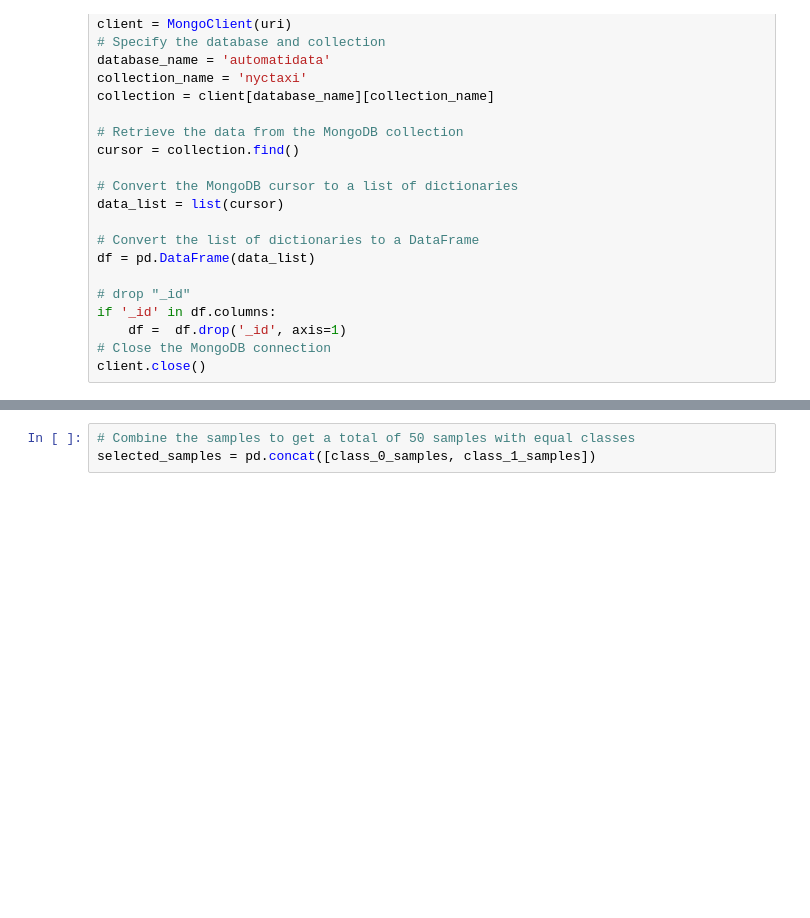
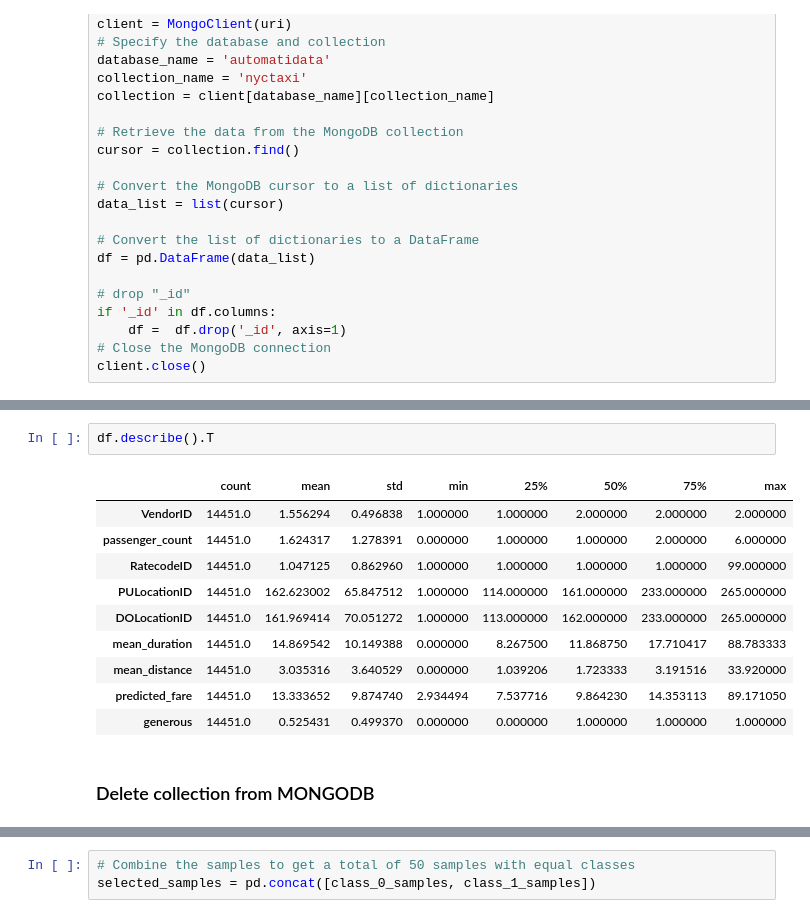
Before and after one commit to aksharjoshii/End-to-End-MLProject, a Jupyter notebook: research/trials.ipynb, the cells around one changed output, grey strips where cells are left out. Drawn from its saved outputs; the diff is of its cells as text; blank space fills up the shorter version.

```diff
--- a/research/trials.ipynb
+++ b/research/trials.ipynb
@@ -43,0 +59,15 @@ df.head()
+# %%
+df.describe().T
+# %% [output]
+|  | count | mean | std | min | 25% | 50% | 75% | max |
+| VendorID | 14451.0 | 1.556294 | 0.496838 | 1.000000 | 1.000000 | 2.000000 | 2.000000 | 2.000000 |
+| passenger_count | 14451.0 | 1.624317 | 1.278391 | 0.000000 | 1.000000 | 1.000000 | 2.000000 | 6.000000 |
+| RatecodeID | 14451.0 | 1.047125 | 0.862960 | 1.000000 | 1.000000 | 1.000000 | 1.000000 | 99.000000 |
+| PULocationID | 14451.0 | 162.623002 | 65.847512 | 1.000000 | 114.000000 | 161.000000 | 233.000000 | 265.000000 |
+| DOLocationID | 14451.0 | 161.969414 | 70.051272 | 1.000000 | 113.000000 | 162.000000 | 233.000000 | 265.000000 |
+| mean_duration | 14451.0 | 14.869542 | 10.149388 | 0.000000 | 8.267500 | 11.868750 | 17.710417 | 88.783333 |
+| mean_distance | 14451.0 | 3.035316 | 3.640529 | 0.000000 | 1.039206 | 1.723333 | 3.191516 | 33.920000 |
+| predicted_fare | 14451.0 | 13.333652 | 9.874740 | 2.934494 | 7.537716 | 9.864230 | 14.353113 | 89.171050 |
+| generous | 14451.0 | 0.525431 | 0.499370 | 0.000000 | 0.000000 | 1.000000 | 1.000000 | 1.000000 |
+# %% [markdown]
+### Delete collection from MONGODB
```
Also changed, not shown: parts of 54 cells of this notebook, 13 other files.
